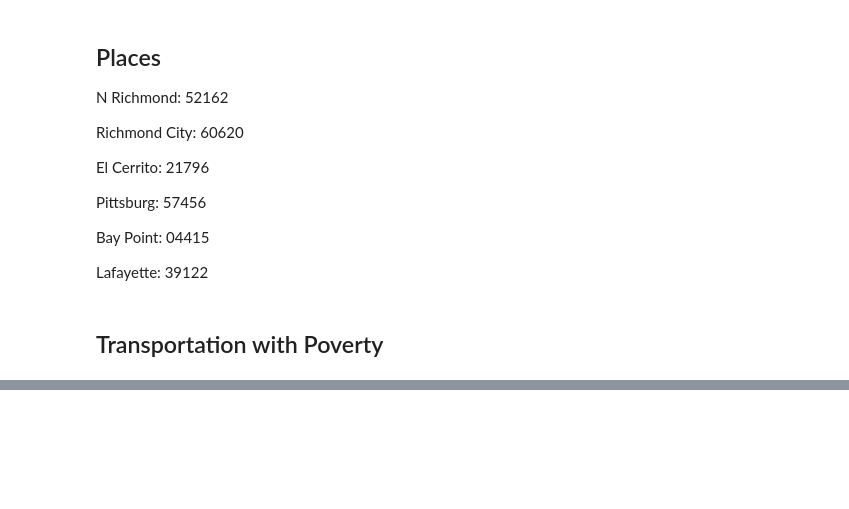
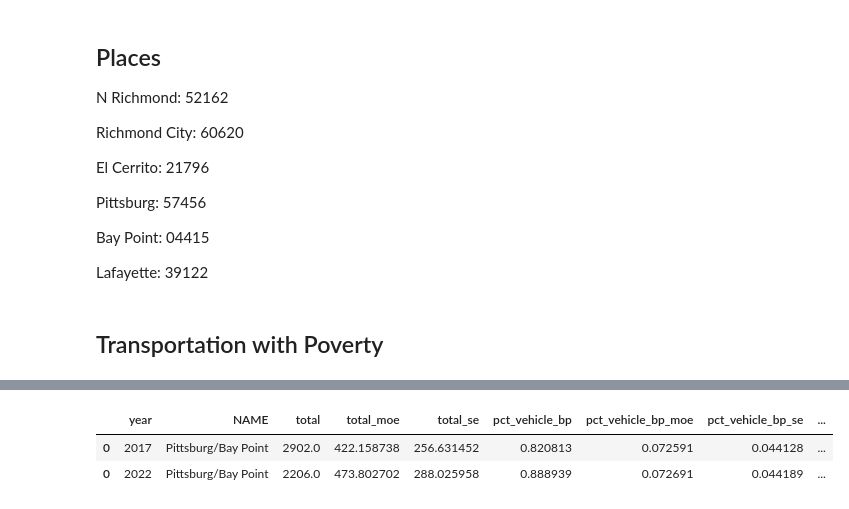
Before and after one commit to mbecica/richmond-trends, a Jupyter notebook: Transportation-and-poverty.ipynb, the cells around one changed output, grey strips where cells are left out. Drawn from its saved outputs; the diff is of its cells as text; code cells hidden in the pictures; blank space fills up the shorter version.

```diff
--- a/Transportation-and-poverty.ipynb
+++ b/Transportation-and-poverty.ipynb
@@ -146,6 +146,12 @@ columns_out_bp = ["NAME", "GEO_ID",
                "pct_wfh_bp", "pct_wfh_bp_moe", "pct_wfh_bp_se",
                "pct_other_bp", "pct_other_bp_moe", "pct_other_bp_se"
               ]
+columns_combo_out_bp = ["total", "total_moe", "total_se",
+               "pct_vehicle_bp", "pct_vehicle_bp_moe", "pct_vehicle_bp_se",
+               "pct_public_bp", "pct_public_bp_moe", "pct_public_bp_se",
+               "pct_wfh_bp", "pct_wfh_bp_moe", "pct_wfh_bp_se",
+               "pct_other_bp", "pct_other_bp_moe", "pct_other_bp_se"
+              ]
 # %%
 #ABOVE 150% POVERTY LINE
 #Columns to get and change from the census
@@ -315,7 +327,7 @@ def get_transpo_df_precombo(year_in, place_type, place_num, poverty):
     if (poverty == '_ap'):
         var_keys = transp_variables_ap
         columns_out = columns_out_ap
-    else:
+    if (poverty == ''):
         var_keys = transp_variables_in
         columns_out = transp_columns
 
@@ -496,0 +523,39 @@ z_statistic(df_out, "total", 2017, 2022)
+# %%
+# Pittsburg and Bay Point, Below Poverty
+#2017
+# Pittsburg
+df_p_bp_2017 = get_transpo_df_precombo(2017, 'place', '57456', '_bp')
+df_p_bp_2017_processed = process_acs_transportation(df_p_bp_2017, '_bp')
+# Bay Point
+df_bp_bp_2017 = get_transpo_df_precombo(2017, 'place', '04415', '_bp')
+df_bp_bp_2017_processed = process_acs_transportation(df_bp_bp_2017, '_bp')
+
+#2022
+# Pittsburg
+df_p_bp_2022 = get_transpo_df_precombo(2022, 'place', '57456', '_bp')
+df_p_bp_2022_processed = process_acs_transportation(df_p_bp_2022, '_bp')
+# Bay Point
+df_bp_bp_2022 = get_transpo_df_precombo(2022, 'place', '04415', '_bp')
+df_bp_bp_2022_processed = process_acs_transportation(df_bp_bp_2022, '_bp')
+# %%
+#combo Pittsburg and Bay Point
+# 2017
+df_pbp_bp_2017 = combine_places(df_p_bp_2017_processed,df_bp_bp_2017_processed, '_bp')
+df_pbp_bp_out_2017 = df_pbp_bp_2017[columns_combo_out_bp]
+df_pbp_bp_out_2017.insert(0, "NAME", "Pittsburg/Bay Point")
+df_pbp_bp_out_2017.insert(0, "year", 2017)
+
+# 2022
+df_pbp_bp_2022 = combine_places(df_p_bp_2022_processed,df_bp_bp_2022_processed, '_bp')
+df_pbp_bp_out_2022 = df_pbp_bp_2022[columns_combo_out_bp]
+df_pbp_bp_out_2022.insert(0, "NAME", "Pittsburg/Bay Point")
+df_pbp_bp_out_2022.insert(0, "year", 2022)
+
+df_out_pbp_bp = pd.concat([df_pbp_bp_out_2017, df_pbp_bp_out_2022])
+#df_out_pbp_bp.to_csv('transp_poverty/transp_pct_pbp_bp.csv', index=False)
+# %%
+df_out_pbp_bp
+# %% [output]
+|  | year | NAME | total | total_moe | total_se | pct_vehicle_bp | pct_vehicle_bp_moe | pct_vehicle_bp_se | ... |
+| 0 | 2017 | Pittsburg/Bay Point | 2902.0 | 422.158738 | 256.631452 | 0.820813 | 0.072591 | 0.044128 | ... |
+| 0 | 2022 | Pittsburg/Bay Point | 2206.0 | 473.802702 | 288.025958 | 0.888939 | 0.072691 | 0.044189 | ... |
```
Also changed, not shown: parts of 8 cells of this notebook, 2 other files.
